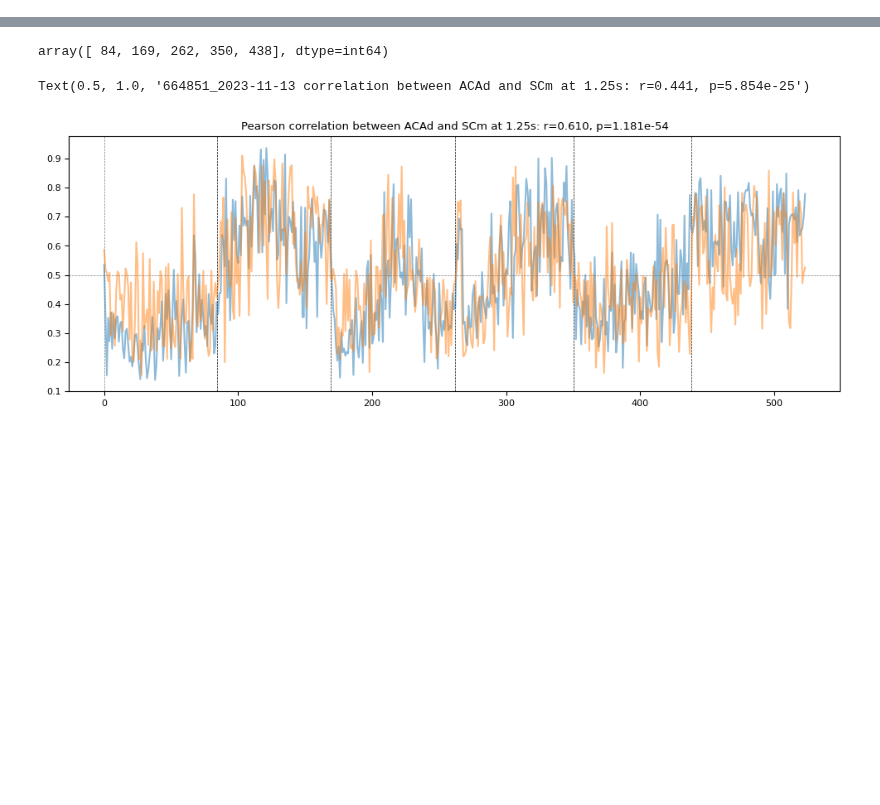
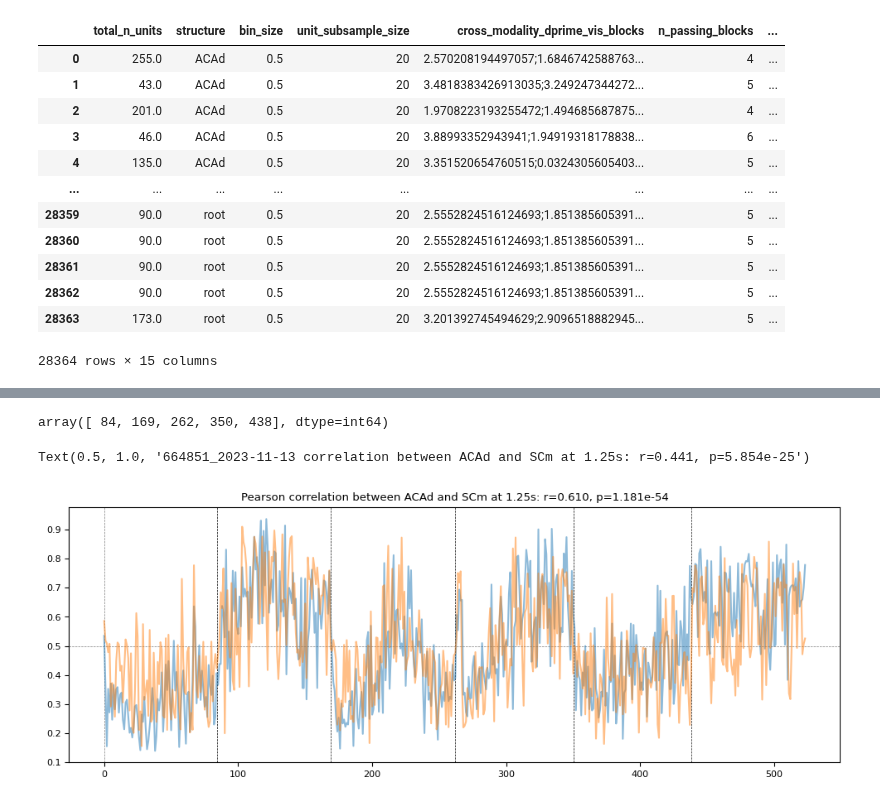
Before and after one commit to AllenInstitute/dynamic_routing_analysis, a Jupyter notebook: notebooks/plot_multi_timebin_decoder_results.ipynb, the cells around one changed output, grey strips where cells are left out. Saved outputs shown, nothing was run; the diff lists cells and outputs as text; code cells hidden in the pictures; blank space fills up the shorter version.

```diff
--- a/notebooks/plot_multi_timebin_decoder_results.ipynb
+++ b/notebooks/plot_multi_timebin_decoder_results.ipynb
@@ -197,6 +198,22 @@ new_results_session_pd=new_results_session_df.to_pandas()
 # %%
 # new_results_session_pd=pd.read_parquet("/Users/ethan.mcbride/Data/DR/time_mod_binsize_0.5_sec_0_2025_05-19/decoder_accuracy_by_session.parquet")
 # new_results_session_pd=pd.read_parquet(r"C:\Users\ethan.mcbride\OneDrive - Allen Institute\DR CO decoding results\context_appropriate_response_1.5sec_0_2025-06-23\decoder_accuracy_by_session.parquet")
+# %%
+new_results_session_pd
+# %% [output]
+|  | total_n_units | structure | bin_size | unit_subsample_size | cross_modality_dprime_vis_blocks | n_passing_blocks | ... |
+| 0 | 255.0 | ACAd | 0.5 | 20 | 2.570208194497057;1.6846742588763... | 4 | ... |
+| 1 | 43.0 | ACAd | 0.5 | 20 | 3.4818383426913035;3.249247344272... | 5 | ... |
+| 2 | 201.0 | ACAd | 0.5 | 20 | 1.9708223193255472;1.494685687875... | 4 | ... |
+| 3 | 46.0 | ACAd | 0.5 | 20 | 3.88993352943941;1.94919318178838... | 6 | ... |
+| 4 | 135.0 | ACAd | 0.5 | 20 | 3.351520654760515;0.0324305605403... | 5 | ... |
+| ... | ... | ... | ... | ... | ... | ... | ... |
+| 28359 | 90.0 | root | 0.5 | 20 | 2.5552824516124693;1.851385605391... | 5 | ... |
+| 28360 | 90.0 | root | 0.5 | 20 | 2.5552824516124693;1.851385605391... | 5 | ... |
+| 28361 | 90.0 | root | 0.5 | 20 | 2.5552824516124693;1.851385605391... | 5 | ... |
+| 28362 | 90.0 | root | 0.5 | 20 | 2.5552824516124693;1.851385605391... | 5 | ... |
+| 28363 | 173.0 | root | 0.5 | 20 | 3.201392745494629;2.9096518882945... | 5 | ... |
+28364 rows × 15 columns
 # %%
 new_results_session_pd.query('session_id=="670180_2023-07-27" and structure=="MOs" and \
                              time_aligned_to=="stim_start_time" and unit_subsample_size==20').sort_values('bin_center')
```
Also changed, not shown: parts of 18 cells of this notebook.
